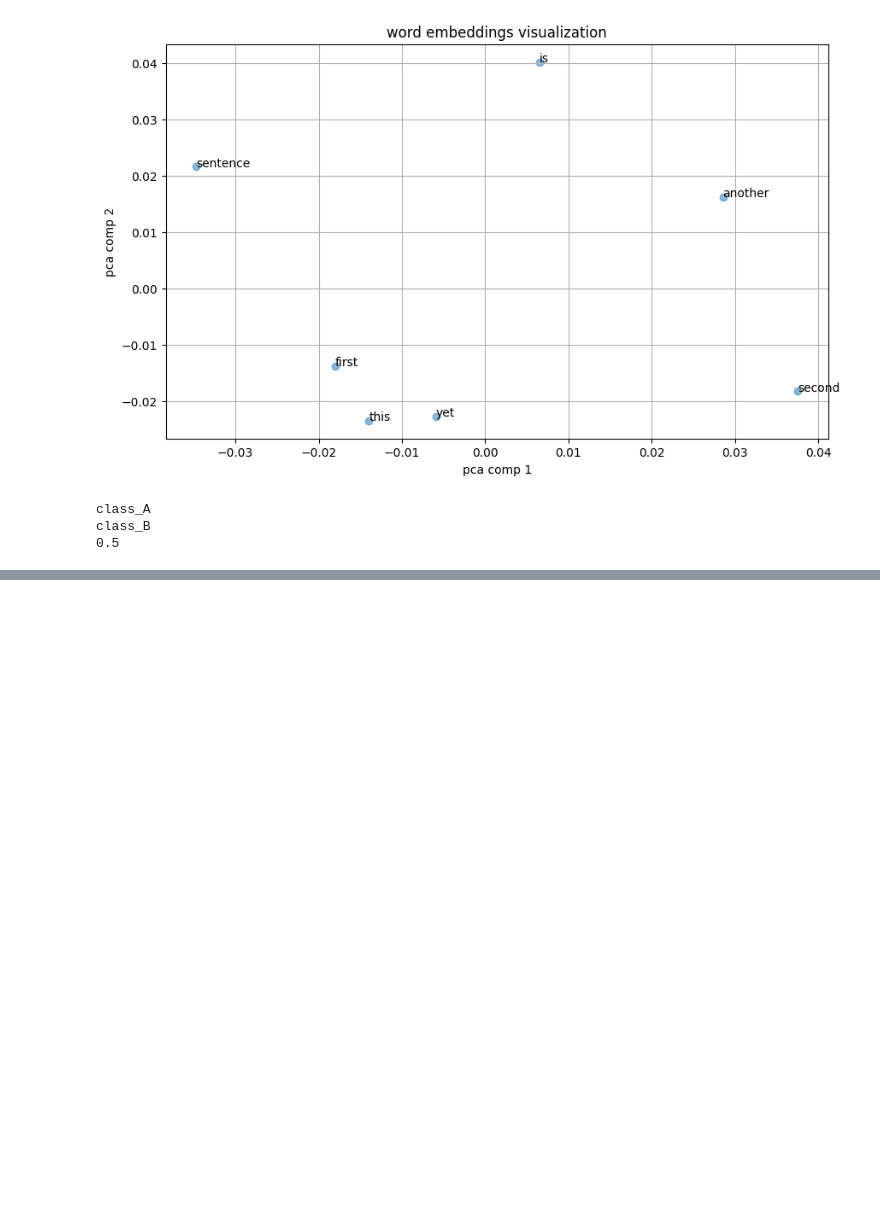
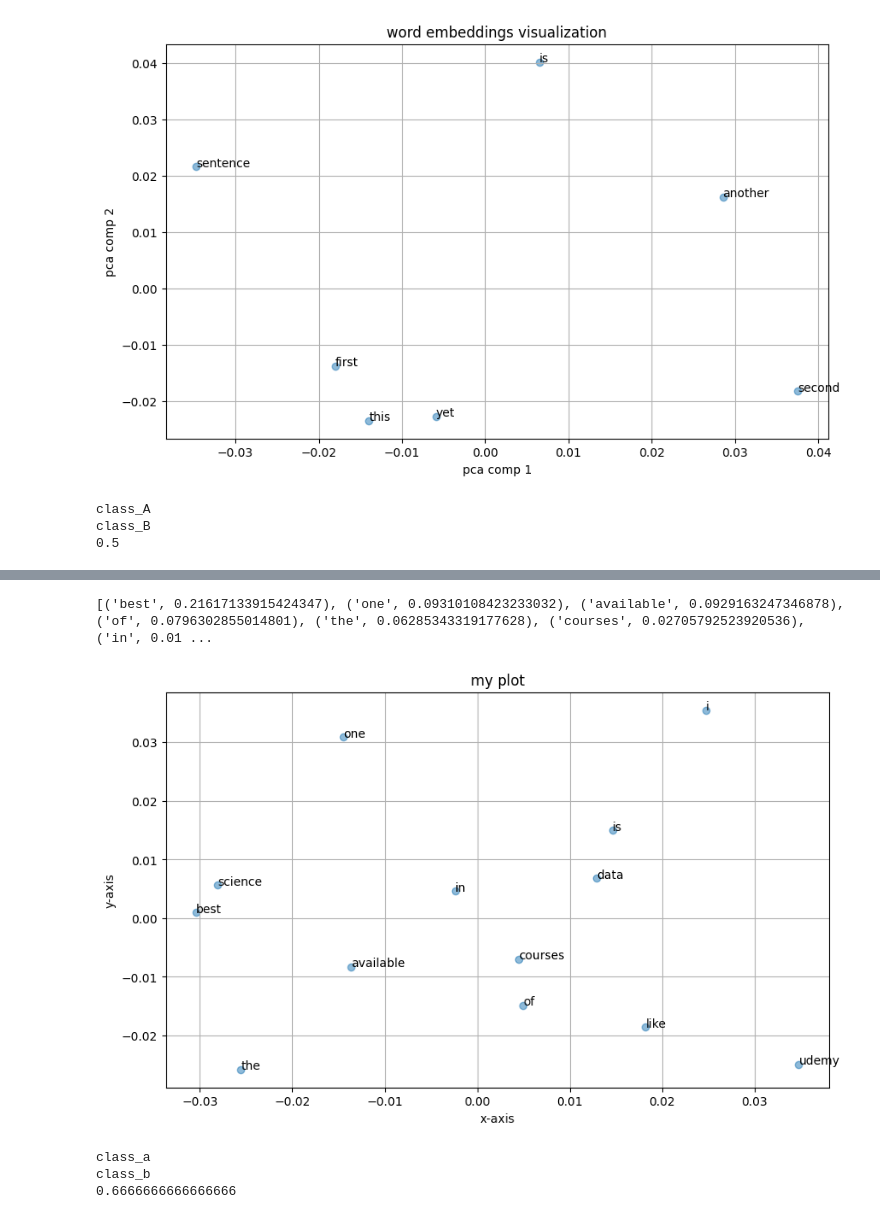
Before and after one commit to LAVANYAVARANASI-123/Google-Cloud-Jam-Module-7, a Jupyter notebook: till7.ipynb, the cells around one changed output, grey strips where cells are left out. Drawn from its saved outputs; the diff is of its cells as text; code cells hidden in the pictures; blank space fills up the shorter version.

```diff
--- a/till7.ipynb
+++ b/till7.ipynb
@@ -650,0 +792,59 @@ class_B
+# %%
+#6b
+import gensim
+from gensim.models import Word2Vec
+from sklearn.decomposition import PCA
+import matplotlib.pyplot as plt
+sentences=[
+    ['data', 'science', 'is', 'one' ,'of' ,'the' ,'best' ,'courses'],
+    ['data', 'science' ,'is', 'available', 'in', 'udemy'],
+    ['i' ,'like' ,'data' ,'science']
+]
+model=Word2Vec(sentences,vector_size=100,window=5,min_count=1,workers=4)
+words_vector=model.wv
+similar_words=words_vector.most_similar('science')
+print(similar_words)
+def plot_embeddings(words,vectors):
+  pca=PCA(n_components=2)
+  result=pca.fit_transform(vectors)
+  plt.figure(figsize=(10,6))
+  plt.scatter(result[:,0],result[:,1],alpha=0.5)
+  for i,word in enumerate(words):
+    plt.annotate(word,xy=(result[i,0],result[i,1]))
+  plt.title('my plot')
+  plt.xlabel('x-axis')
+  plt.ylabel('y-axis')
+  plt.grid(True)
+  plt.show()
+all_words=sum(sentences,[])
+unique_words=list(set(all_words))
+word_vectors_to_visualize=[words_vector[word] for word in unique_words]
+plot_embeddings(unique_words,word_vectors_to_visualize)
+# %% [output]
+[('best', 0.21617133915424347), ('one', 0.09310108423233032), ('available', 0.0929163247346878), ('of', 0.0796302855014801), ('the', 0.06285343319177628), ('courses', 0.02705792523920536), ('in', 0.01 ...
+[figure, added]
+# %%
+import nltk
+from textblob.classifiers import NaiveBayesClassifier as NBC
+from textblob import TextBlob
+train_corpus=[
+    ['i am good girl','class_a'],
+    ['he is so tall','class_a'],
+    ['i like painting','class_a'],
+    ['he is a bad boy','class_b'],
+    ['he is short','class_b'],
+    ['i do not like painting','class_b']
+]
+test_corpus=[
+    ['the book is amazing','class_a'],
+     ['the book is not  amazing','class_b'],
+    ['it is not intresting','class_b'],
+]
+model=NBC(train_corpus)
+print(model.classify('i like eating'))
+print(model.classify('i do not like eating'))
+print(model.accuracy(test_corpus))
+# %% [output]
+class_a
+class_b
+0.6666666666666666
```
Also changed, not shown: parts of 6 cells of this notebook.
